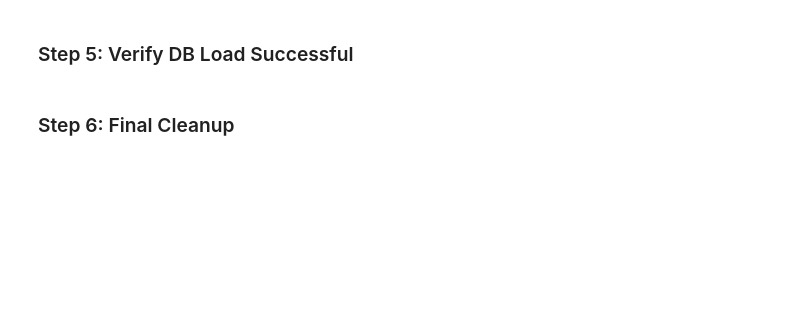
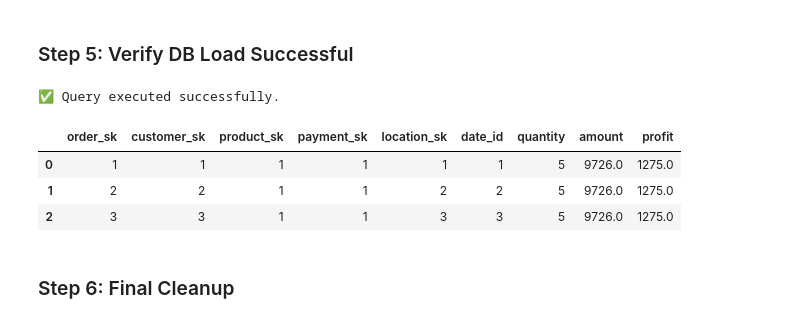
Before and after one commit to AnnieFiB/OtherProjects, a Jupyter notebook: DataEngineering/DWHmodelling/capstone_project/data_cleaning.ipynb, the cells around one changed output. Cells and saved outputs as stored; diff of their text form; code cells hidden in the pictures; blank space fills up the shorter version.

```diff
--- a/DataEngineering/DWHmodelling/capstone_project/data_cleaning.ipynb
+++ b/DataEngineering/DWHmodelling/capstone_project/data_cleaning.ipynb
@@ -298,22 +375,6 @@ display(Image("erd.png"))
 # %% [markdown]
 ### Step 4: Load Data Using Copy_Expert from Memory with Error Handling
 # %%
-try:
-        upsert_from_df(conn, customers_df, 'customers', ['customer_id'], schema='oltp')
-        upsert_from_df(conn, products_df, 'products', ['product_id'], schema='oltp')
-        upsert_from_df(conn, payments_df, 'payments', ['payment_id'], schema='oltp')
-        upsert_from_df(conn, locations_df, 'locations', ['location_id'], schema='oltp')
-        upsert_from_df(conn, orders_df, 'orders', ['order_id'], schema='oltp')
-
-        upsert_from_df(conn, dim_customer, 'dim_customer', ['customer_sk'], schema='olap')
-        upsert_from_df(conn, dim_product, 'dim_product', ['product_sk'], schema='olap')
-        upsert_from_df(conn, dim_payment, 'dim_payment', ['payment_sk'], schema='olap')
-        upsert_from_df(conn, dim_location, 'dim_location', ['location_sk'], schema='olap')
-        upsert_from_df(conn, dim_date, 'dim_date', ['date_id'], schema='olap')
-        upsert_from_df(conn, fact_sales, 'fact_sales', ['order_sk'], schema='olap')
-
-        print(" All tables successfully uploaded.")
-
-except Exception as e:
-        print("❌ Error during table uploads:", e)
-        conn.rollback()
+# Load all known tables into OLAP schema
+load_all_known_tables(conn,
+                          dim_customer, dim_product, dim_payment, dim_location, dim_date, fact_order_sales)
@@ -319,0 +399,16 @@ except Exception as e:
+# %%
+try:
+        print("Uploading tables to OLAP schema...")
+
+        upsert_from_df(conn, dim_customer, 'dim_customer', ['customer_sk'], schema='olap')
+        upsert_from_df(conn, dim_product, 'dim_product', ['product_sk'], schema='olap')
+        upsert_from_df(conn, dim_payment, 'dim_payment', ['payment_sk'], schema='olap')
+        upsert_from_df(conn, dim_location, 'dim_location', ['location_sk'], schema='olap')
+        upsert_from_df(conn, dim_date, 'dim_date', ['date_id'], schema='olap')
+        upsert_from_df(conn, fact_order_sales, 'fact_order_sales', ['order_sk'], schema='olap')
+
+        print(" All tables successfully uploaded.")
+
+except Exception as e:
+        print("❌ Error during table uploads:", e)
+        conn.rollback()
@@ -321,12 +437,18 @@ except Exception as e:
 ### Step 5: Verify DB Load Successful
 # %%
 try:
-    query = "SELECT * FROM olap.fact_sales LIMIT 10;"
+    query = "SELECT * FROM olap.fact_order_sales LIMIT 10;"
     fact_df = pd.read_sql_query(query, conn)
     print("✅ Query executed successfully.")
 except Exception as e:
     print(f"❌ Failed to execute query: {e}")
 fact_df.head(3)
+# %% [output]
+✅ Query executed successfully.
+|  | order_sk | customer_sk | product_sk | payment_sk | location_sk | date_id | quantity | amount | profit |
+| 0 | 1 | 1 | 1 | 1 | 1 | 1 | 5 | 9726.0 | 1275.0 |
+| 1 | 2 | 2 | 1 | 1 | 2 | 2 | 5 | 9726.0 | 1275.0 |
+| 2 | 3 | 3 | 1 | 1 | 3 | 3 | 5 | 9726.0 | 1275.0 |
 # %% [markdown]
 ###  Step 6: Final Cleanup
 # %%
```
Also changed, not shown: parts of 39 cells of this notebook, 19 other files.
